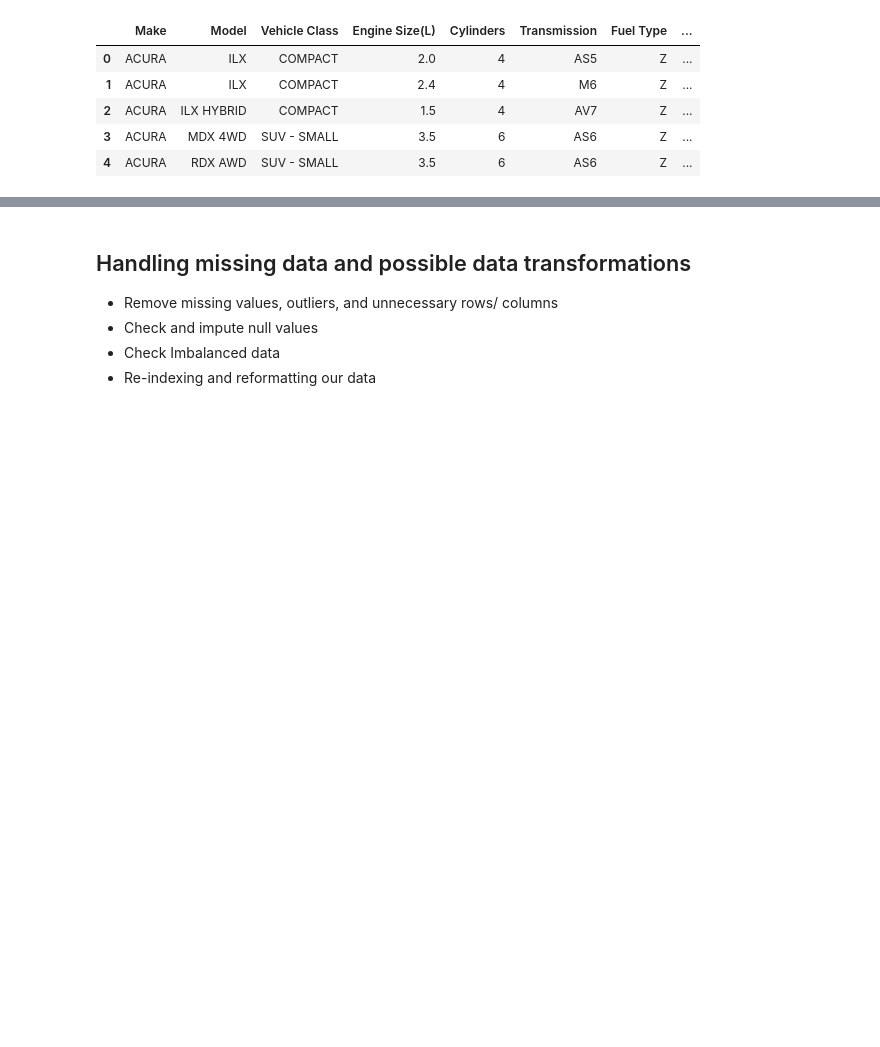
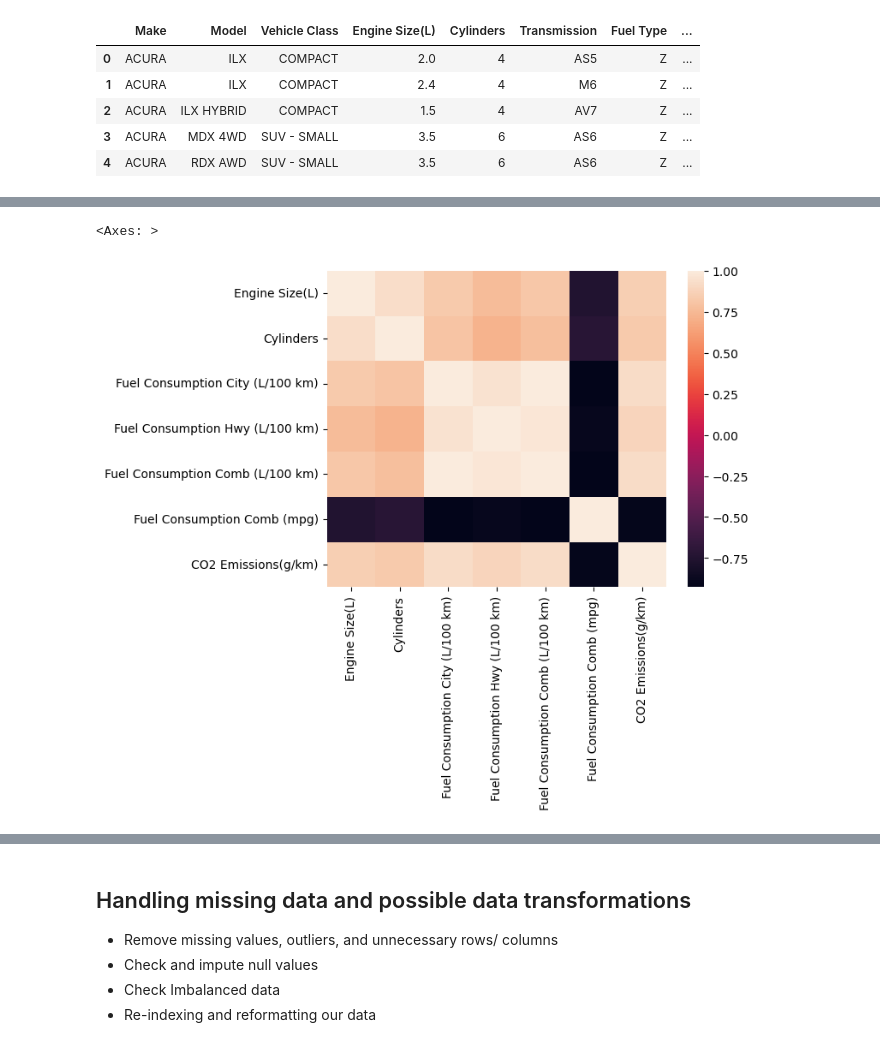
Before and after one commit to ritavaz02/daa, a Jupyter notebook: dataset_grupo/daa.ipynb, the cells around one changed output, grey strips where cells are left out. Saved outputs shown, nothing was run; the diff lists cells and outputs as text; code cells hidden in the pictures; blank space fills up the shorter version.

```diff
--- a/dataset_grupo/daa.ipynb
+++ b/dataset_grupo/daa.ipynb
@@ -91,0 +115,7 @@ emissions.head()
+# %%
+sns.heatmap(emissions.corr(numeric_only=True))
+
+#fuel consumption comb mpg inversamente proporcional a co2 emissions
+# %% [output]
+<Axes: >
+[figure, added]
```
Also changed, not shown: parts of 4 cells of this notebook, 1 other file.
